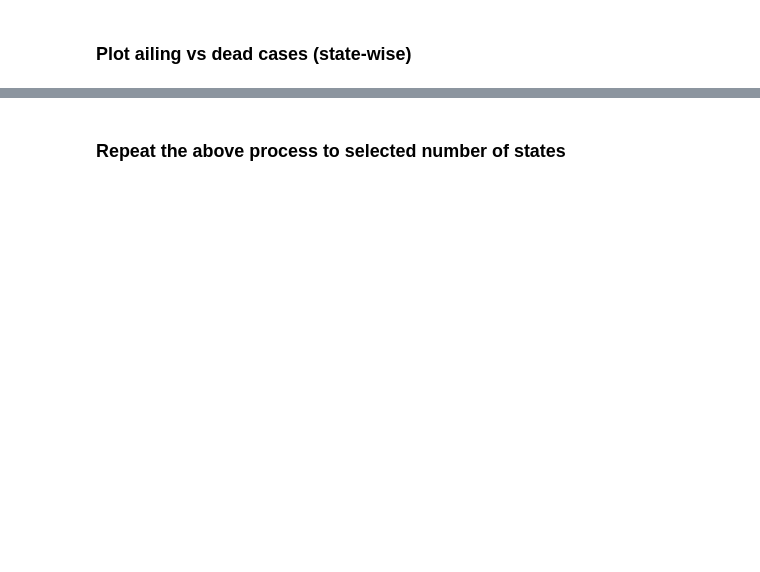
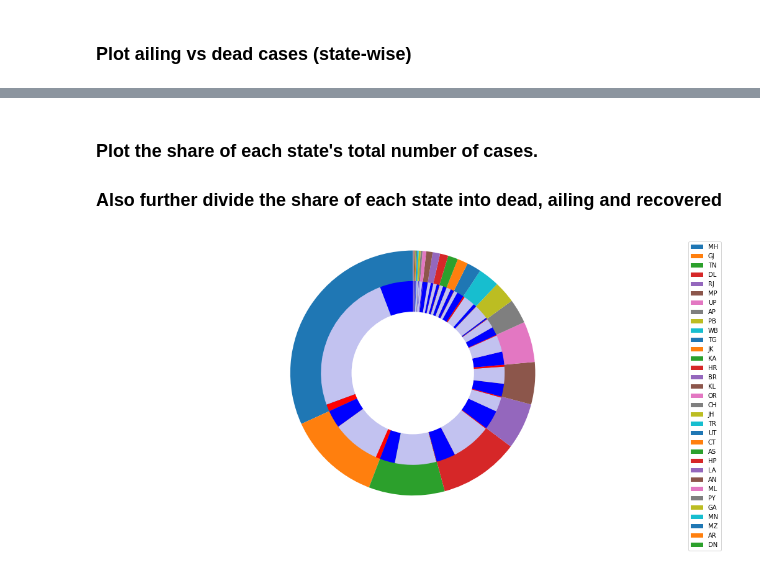
Before and after one commit to abhinay-b/COVID-study, a Jupyter notebook: Histrograms.ipynb, the cells around one changed output, grey strips where cells are left out. Saved outputs shown, nothing was run; the diff lists cells and outputs as text; code cells hidden in the pictures; blank space fills up the shorter version.

```diff
--- a/Histrograms.ipynb
+++ b/Histrograms.ipynb
@@ -58,2 +64,22 @@ plt.show()
-# %% [markdown]
-### Repeat the above process to selected number of states
+# %% [markdown]
+### Plot the share of  each state's total number of cases.
+### Also further divide the share of each state into dead, ailing and recovered
+# %%
+active = np.asarray(active)
+recovered = np.asarray(recovered)
+deaths = np.asarray(deaths)
+total = active+recovered+deaths
+stack = (np.dstack((recovered,active,deaths)).flatten())
+colour_stack = ['b','#c2c2f0','r']*(len(stack)//3)
+
+plt.subplots(figsize=(18,8))
+plt.pie(total, startangle=90,frame=True)
+plt.pie(stack, radius=0.75,colors=colour_stack,startangle=90)
+centre_circle = plt.Circle((0,0),0.5,color='black', fc='white',linewidth=0)
+fig = plt.gcf()
+fig.gca().add_artist(centre_circle)
+plt.legend(states)
+plt.axis('equal')
+plt.show()
+# %% [output]
+[figure, added]
```
Also changed, not shown: parts of 5 cells of this notebook.
